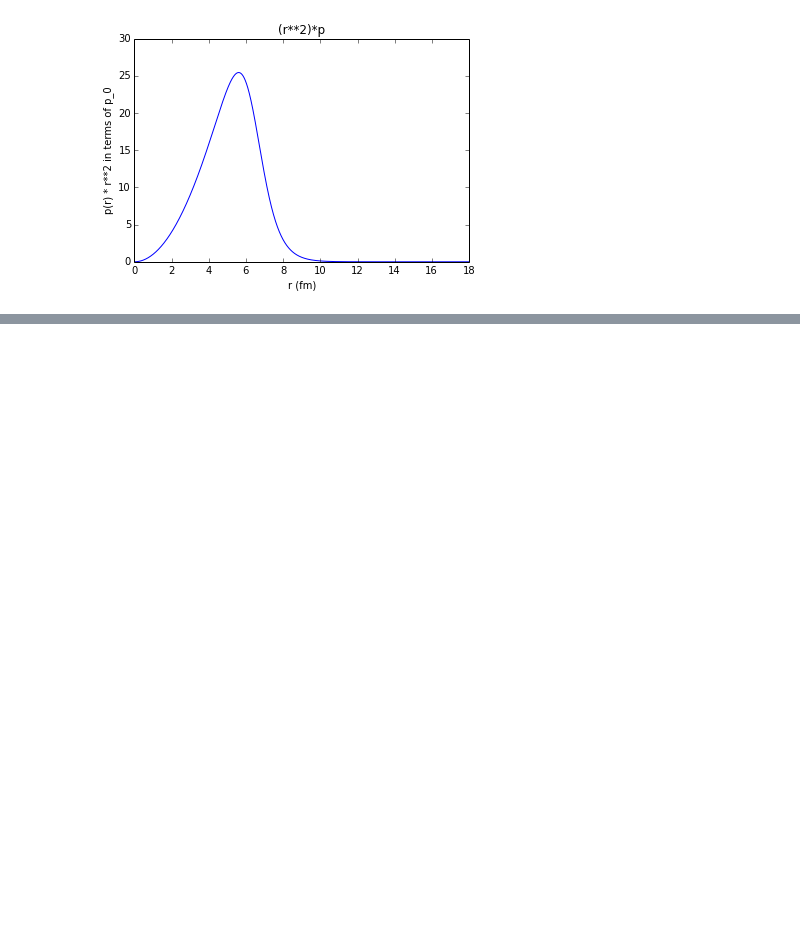
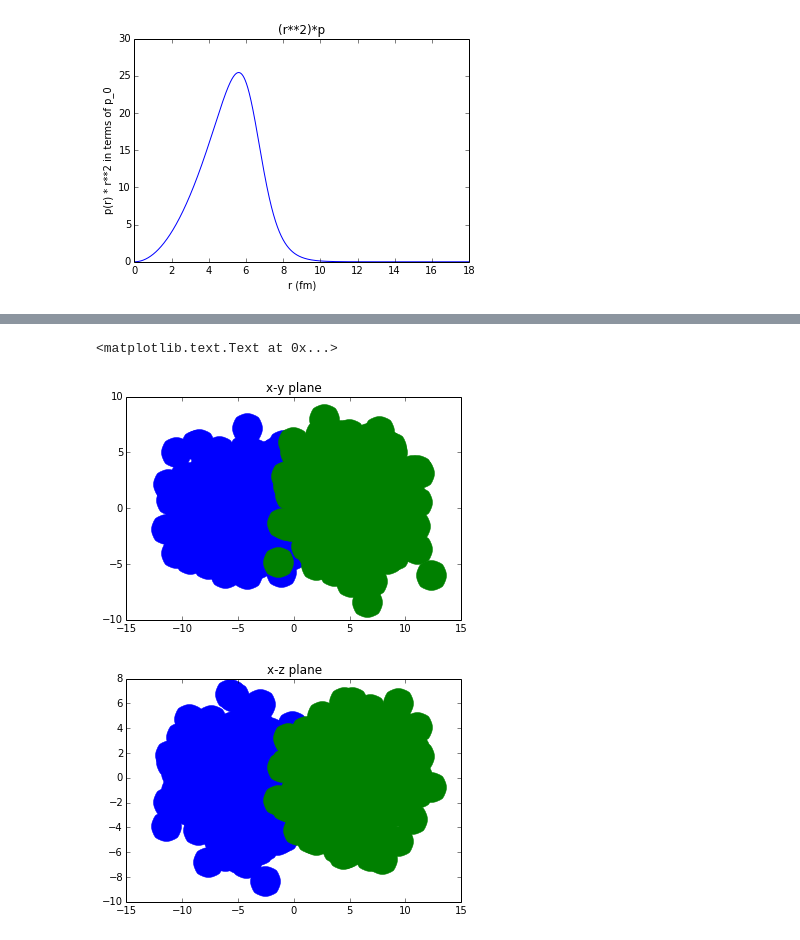
Before and after one commit to cspearso/PHYS202-S14, a Jupyter notebook: SciPy/RandomAndMCExercises.ipynb, the cells around one changed output, grey strips where cells are left out. Cells and saved outputs as stored; diff of their text form; code cells hidden in the pictures; blank space fills up the shorter version.

```diff
--- a/SciPy/RandomAndMCExercises.ipynb
+++ b/SciPy/RandomAndMCExercises.ipynb
@@ -205,0 +270,16 @@ print theta
+# %%
+#b = 10fm
+#adjusted markersize until markers were 1fm in radius
+xA_shifted = xA - 5.
+xB_shifted = xB + 5.
+plt.plot(xA_shifted, yA, '.', markersize=60, label='Gold A')
+plt.plot(xB_shifted, yB, '.', markersize=60, label='Gold B')
+plt.title('x-y plane')
+plt.figure()
+plt.plot(xA_shifted, zA, '.', markersize=60, label='Gold A')
+plt.plot(xB_shifted, zB, '.', markersize=60, label='Gold B')
+plt.title('x-z plane')
+# %% [output]
+<matplotlib.text.Text at 0x...>
+[figure, added]
+[figure, added]
```
Also changed, not shown: parts of 11 cells of this notebook, 2 other files.
